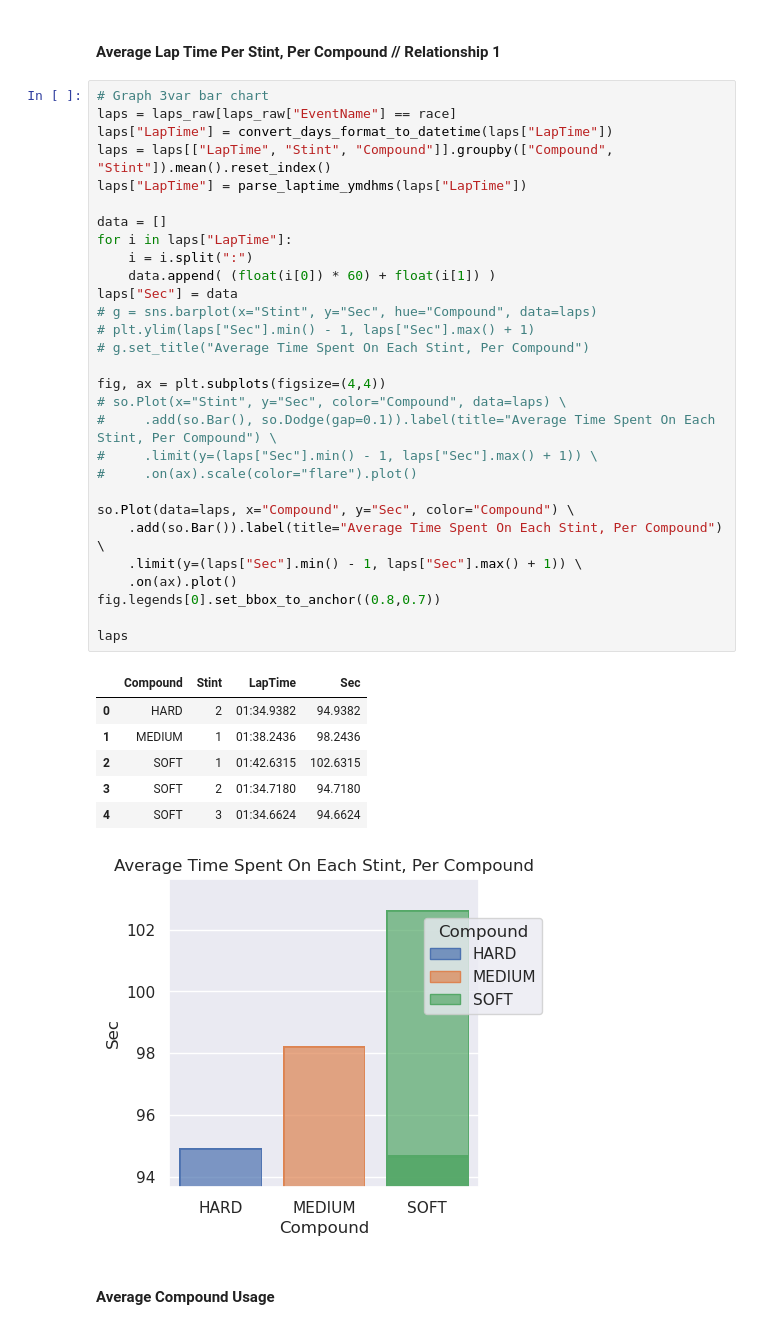
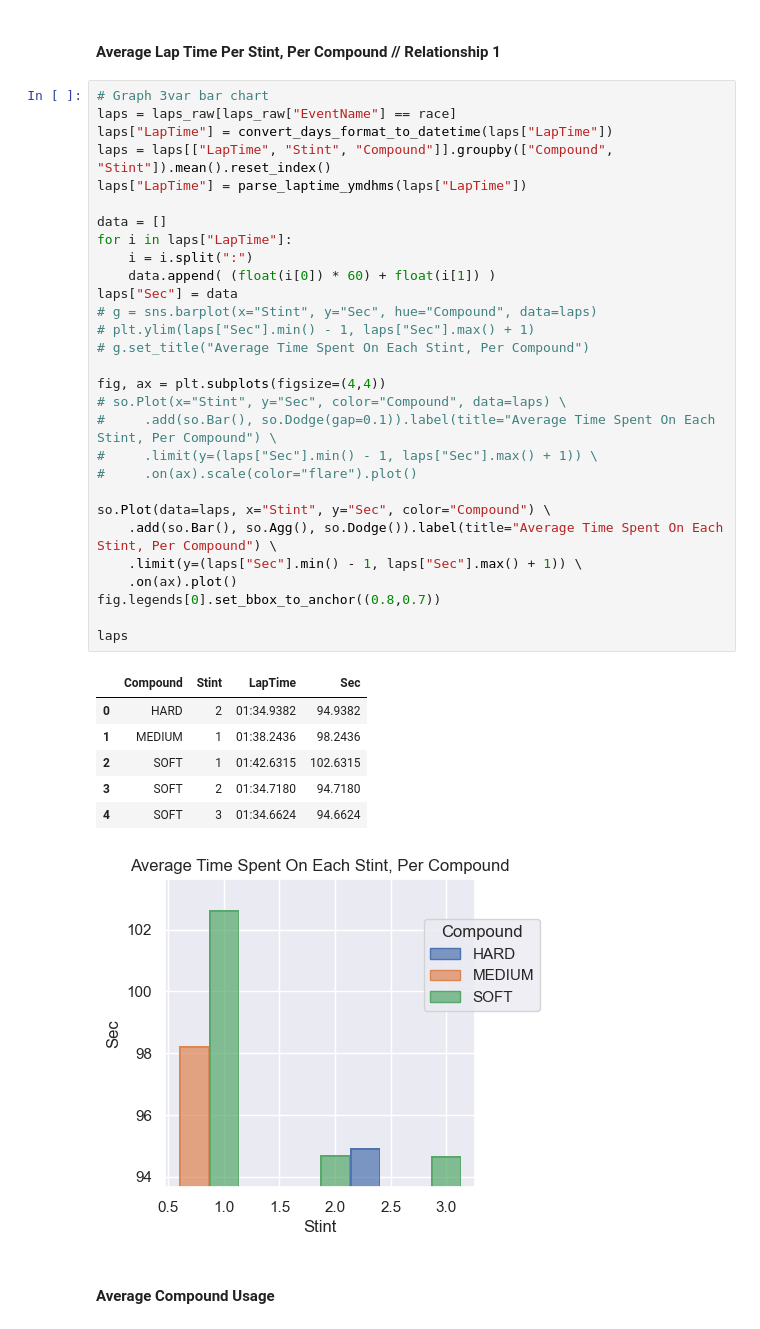
Before and after one commit to MyNameIsCalvinDavis/Data-Science, a Jupyter notebook: F1/F1.ipynb, the cells around one changed output. Drawn from its saved outputs; the diff is of its cells as text.

```diff
--- a/F1/F1.ipynb
+++ b/F1/F1.ipynb
@@ -1484,36 +1484,36 @@ laps["LapTime"] = convert_days_format_to_datetime(laps["LapTime"])
 laps = laps[["LapTime", "Stint", "Compound"]].groupby(["Compound", "Stint"]).mean().reset_index()
 laps["LapTime"] = parse_laptime_ymdhms(laps["LapTime"])
 
 data = []
 for i in laps["LapTime"]:
     i = i.split(":")
     data.append( (float(i[0]) * 60) + float(i[1]) )
 laps["Sec"] = data
 # g = sns.barplot(x="Stint", y="Sec", hue="Compound", data=laps)
 # plt.ylim(laps["Sec"].min() - 1, laps["Sec"].max() + 1)
 # g.set_title("Average Time Spent On Each Stint, Per Compound")
 
 fig, ax = plt.subplots(figsize=(4,4))
 # so.Plot(x="Stint", y="Sec", color="Compound", data=laps) \
 #     .add(so.Bar(), so.Dodge(gap=0.1)).label(title="Average Time Spent On Each Stint, Per Compound") \
 #     .limit(y=(laps["Sec"].min() - 1, laps["Sec"].max() + 1)) \
 #     .on(ax).scale(color="flare").plot()
 
-so.Plot(data=laps, x="Compound", y="Sec", color="Compound") \
-    .add(so.Bar()).label(title="Average Time Spent On Each Stint, Per Compound") \
+so.Plot(data=laps, x="Stint", y="Sec", color="Compound") \
+    .add(so.Bar(), so.Agg(), so.Dodge()).label(title="Average Time Spent On Each Stint, Per Compound") \
     .limit(y=(laps["Sec"].min() - 1, laps["Sec"].max() + 1)) \
     .on(ax).plot()
 fig.legends[0].set_bbox_to_anchor((0.8,0.7))
 
 laps
 # %% [output]
 |  | Compound | Stint | LapTime | Sec |
 | 0 | HARD | 2 | 01:34.9382 | 94.9382 |
 | 1 | MEDIUM | 1 | 01:38.2436 | 98.2436 |
 | 2 | SOFT | 1 | 01:42.6315 | 102.6315 |
 | 3 | SOFT | 2 | 01:34.7180 | 94.7180 |
 | 4 | SOFT | 3 | 01:34.6624 | 94.6624 |
-[figure, old version]
+[figure, new version]
 # %% [markdown]
 #### Average Compound Usage
 # %%
```
Also changed, not shown: parts of 20 cells of this notebook.
